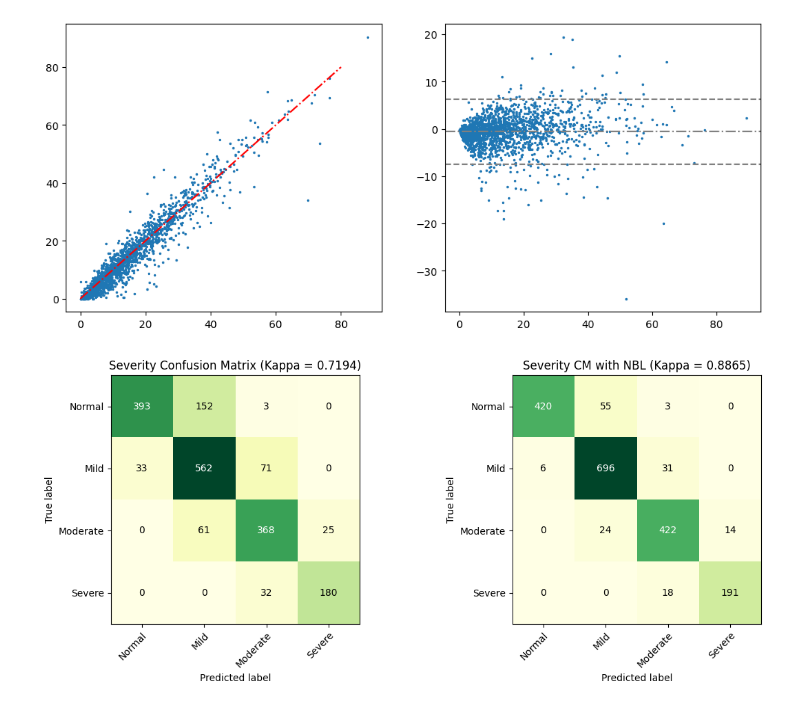
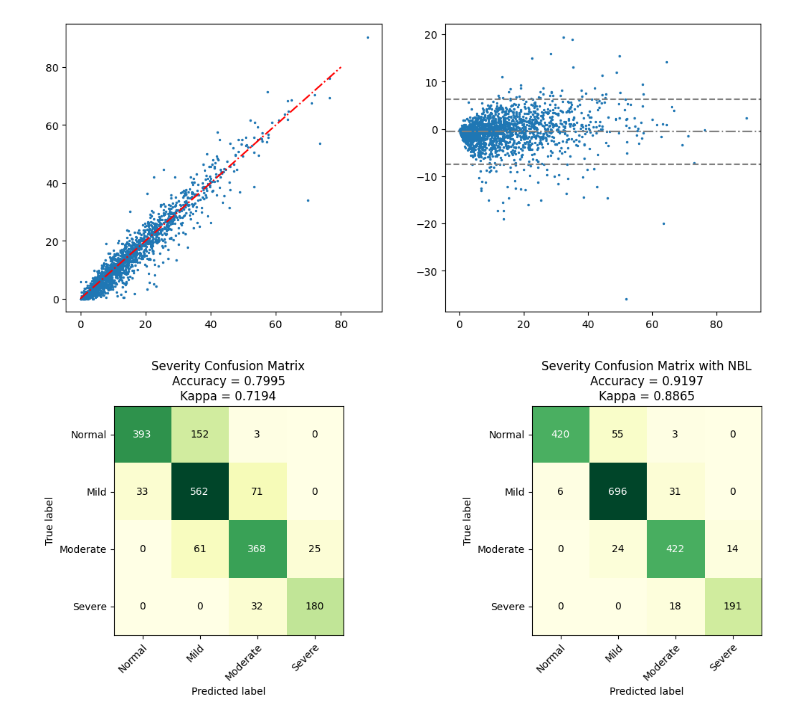
Before and after one commit to JulianBvW/Wearable-Sleep-Event-Detection, a Jupyter notebook: Notebooks/56_AHI_results.ipynb, the cells around one changed output. Cells and saved outputs as stored; diff of their text form; code cells hidden in the pictures.

Commit message:
Added Accuracy value

```diff
--- a/Notebooks/56_AHI_results.ipynb
+++ b/Notebooks/56_AHI_results.ipynb
@@ -74,33 +74,33 @@ for ahi, ahi_severity_true in zip(ahis_pred, ahi_severitys_true):
 
 # Generate the confusion matrix
 confusion_matrix = [[0]*4 for _ in range(4)]
 for ahi_severity_pred, ahi_severity_true in zip(ahi_severitys_pred, ahi_severitys_true):
     confusion_matrix[ahi_severity_pred][ahi_severity_true] += 1
 confusion_matrix_NBL = [[0]*4 for _ in range(4)]
 for ahi_severity_pred, ahi_severity_true in zip(ahi_severitys_pred_NBL, ahi_severitys_true):
     confusion_matrix_NBL[ahi_severity_pred][ahi_severity_true] += 1
 
 # Show Data
 ax1.imshow(confusion_matrix, cmap='YlGn')
 ax2.imshow(confusion_matrix_NBL, cmap='YlGn')
 
 for i in range(len(true_labels)):
     for j in range(len(pred_labels)):
         text = ax1.text(j, i, confusion_matrix[i][j], ha='center', va='center', color='w' if confusion_matrix[i][j] > 300 else 'k')
 for i in range(len(true_labels)):
     for j in range(len(pred_labels)):
         text = ax2.text(j, i, confusion_matrix_NBL[i][j], ha='center', va='center', color='w' if confusion_matrix_NBL[i][j] > 300 else 'k')
 
 # Labels
 for ax in [ax1, ax2]:
     ax.set_xticks(range(len(true_labels)), labels=true_labels, rotation=45, ha='right', rotation_mode='anchor')
     ax.set_yticks(range(len(pred_labels)), labels=pred_labels)
     ax.set_ylabel('True label')
     ax.set_xlabel('Predicted label')
-ax1.set_title(f'Severity Confusion Matrix (Kappa = {cohen_kappa_score(ahi_severitys_pred, ahi_severitys_true):.4f})')
-ax2.set_title(f'Severity CM with NBL (Kappa = {cohen_kappa_score(ahi_severitys_pred_NBL, ahi_severitys_true):.4f})')
+ax1.set_title(f'Severity Confusion Matrix\nAccuracy = {np.trace(confusion_matrix)/np.sum(confusion_matrix):.4f}\nKappa = {cohen_kappa_score(ahi_severitys_pred, ahi_severitys_true):.4f}')
+ax2.set_title(f'Severity Confusion Matrix with NBL\nAccuracy = {np.trace(confusion_matrix_NBL)/np.sum(confusion_matrix_NBL):.4f}\nKappa = {cohen_kappa_score(ahi_severitys_pred_NBL, ahi_severitys_true):.4f}')
 
 plt.tight_layout()
 plt.show()
 # %% [output]
-[figure, old version]
+[figure, new version]
```
